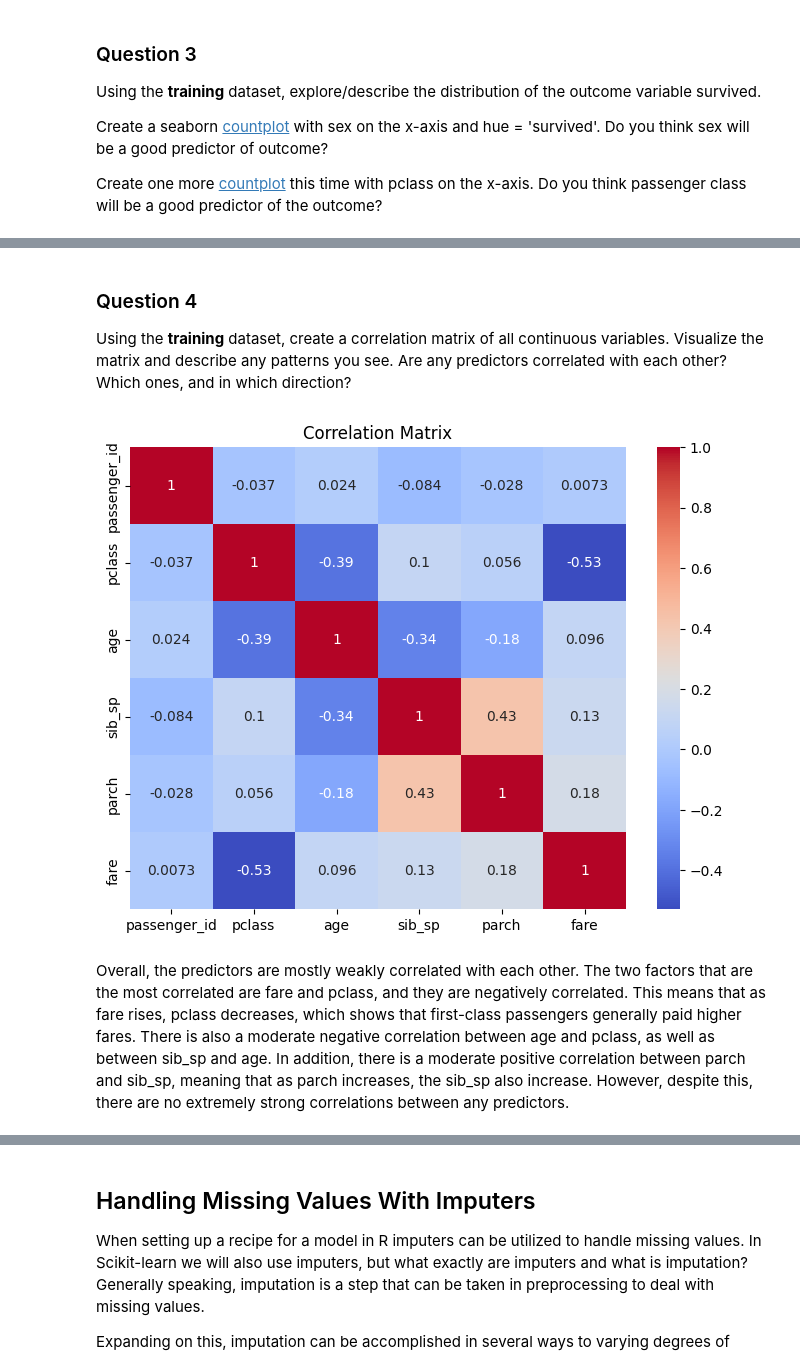
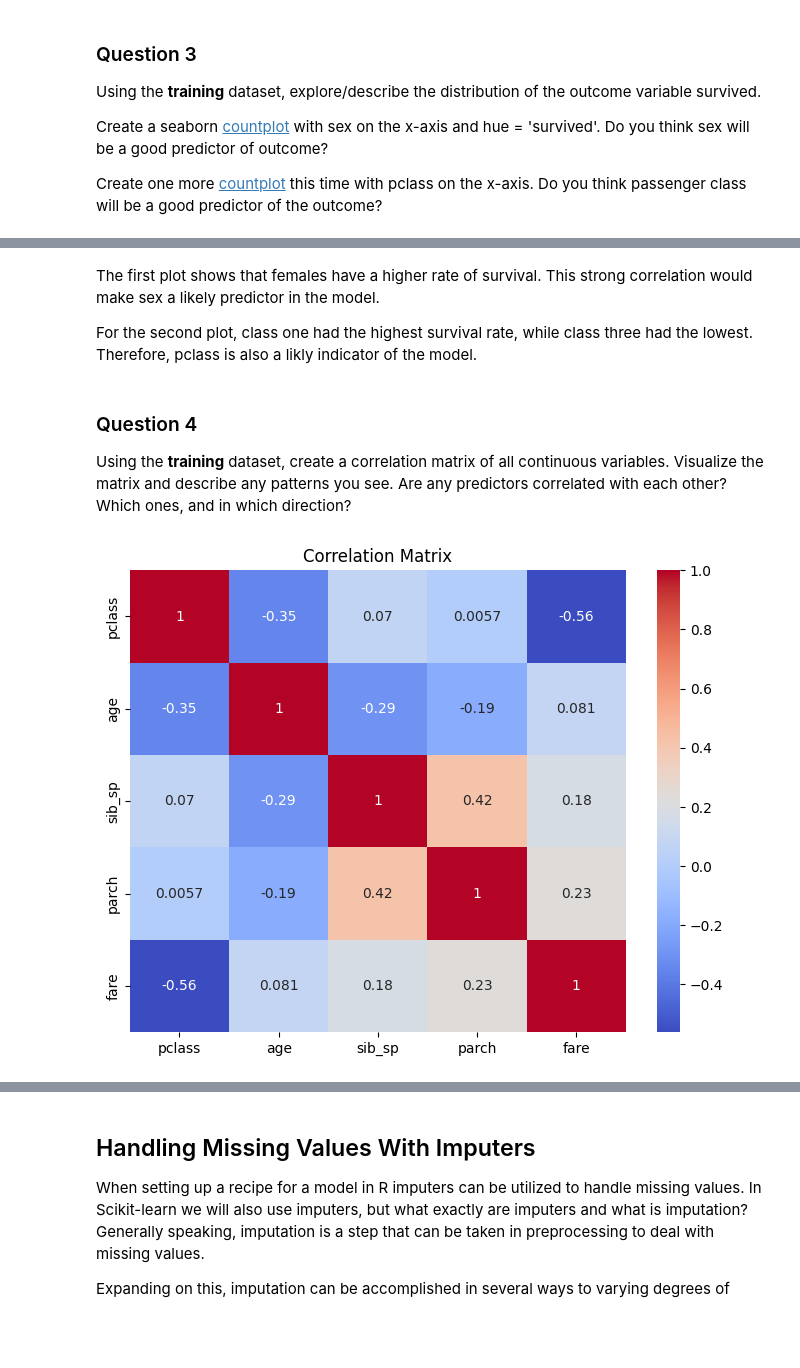
Before and after one commit to KarlaRH12/Homework3_131, a Jupyter notebook: 131homework3.ipynb, the cells around one changed output, grey strips where cells are left out. Saved outputs shown, nothing was run; the diff lists cells and outputs as text; code cells hidden in the pictures; blank space fills up the shorter version.

```diff
--- a/131homework3.ipynb
+++ b/131homework3.ipynb
@@ -82,17 +110,25 @@ Create one more [countplot](https://seaborn.pydata.org/generated/seaborn.countpl
+# %% [markdown]
+The first plot shows that females have a higher rate of survival. This strong correlation would make sex a likely predictor in the model.
+
+For the second plot, class one had the highest survival rate, while class three had the lowest. Therefore, pclass is also a likly indicator of the model.
 # %% [markdown]
 ### Question 4
 Using the **training** dataset, create a correlation matrix of all continuous variables. Visualize the matrix and describe any patterns you see. Are any predictors correlated with each other? Which ones, and in which direction?
 # %%
+continuous = train_df.select_dtypes(include=['int64', 'float64'])
 
-corr_matrix = train_df.corr(numeric_only=True)
+continuous = continuous.drop(columns=['passenger_id', 'survived'], errors='ignore')
 
-# Plot heatmap
+corr_matrix = continuous.corr()
+
 plt.figure(figsize=(8,6))
-sns.heatmap(corr_matrix, annot=True, cmap='coolwarm')
+
+sns.heatmap(corr_matrix,
+            annot=True,
+            cmap='coolwarm')
 
 plt.title("Correlation Matrix")
+
 plt.show()
 # %% [output]
-[figure, old version]
+[figure, new version]
-# %% [markdown]
-Overall, the predictors are mostly weakly correlated with each other. The two factors that are the most correlated are fare and pclass, and they are negatively correlated. This means that as fare rises, pclass decreases, which shows that first-class passengers generally paid higher fares. There is also a moderate negative correlation between age and pclass, as well as between sib_sp and age. In addition, there is a moderate positive correlation between parch and sib_sp, meaning that as parch increases, the sib_sp also increase. However, despite this, there are no extremely strong correlations between any predictors.
```
Also changed, not shown: parts of 7 cells of this notebook.
